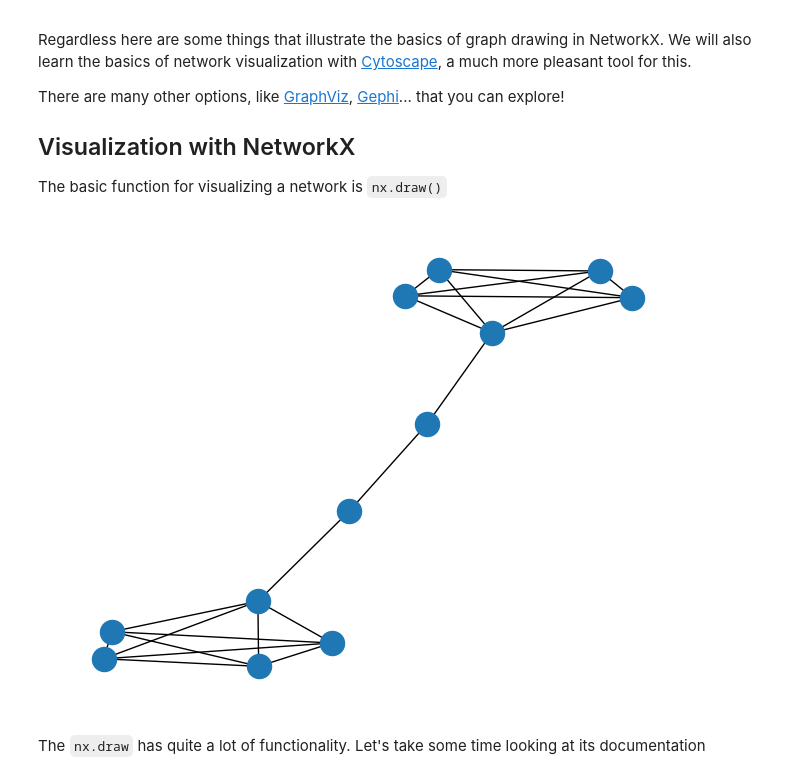
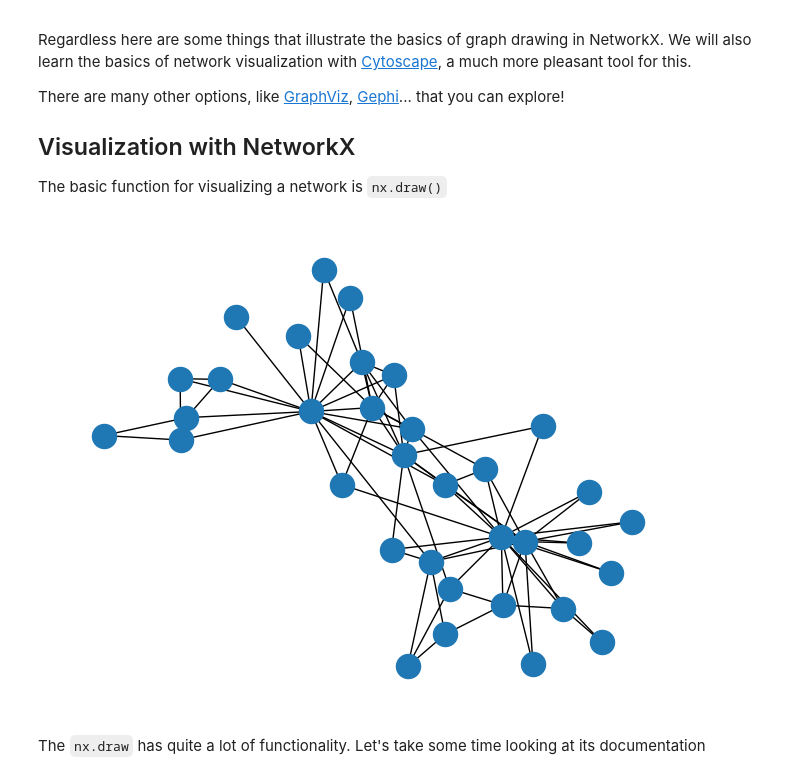
Before and after one commit to IFISC/Complex_Networks_Master, a Jupyter notebook: Lecture_4.ipynb, the cells around one changed output. Drawn from its saved outputs; the diff is of its cells as text; code cells hidden in the pictures.

```diff
--- a/Lecture_4.ipynb
+++ b/Lecture_4.ipynb
@@ -21,12 +21,12 @@ The basic function for visualizing a network is `nx.draw()`
 # %%
 import networkx as nx
 import numpy as np
 import matplotlib.pyplot as plt
 %matplotlib inline
-G = nx.barbell_graph(5,2)
+G = nx.karate_club_graph()
 nx.draw(G)
 # %% [output]
-[figure, old version]
+[figure, new version]
 # %% [markdown]
 The `nx.draw` has quite a lot of functionality. Let's take some time looking at its documentation
 # %%
```
Also changed, not shown: parts of 9 cells of this notebook.
